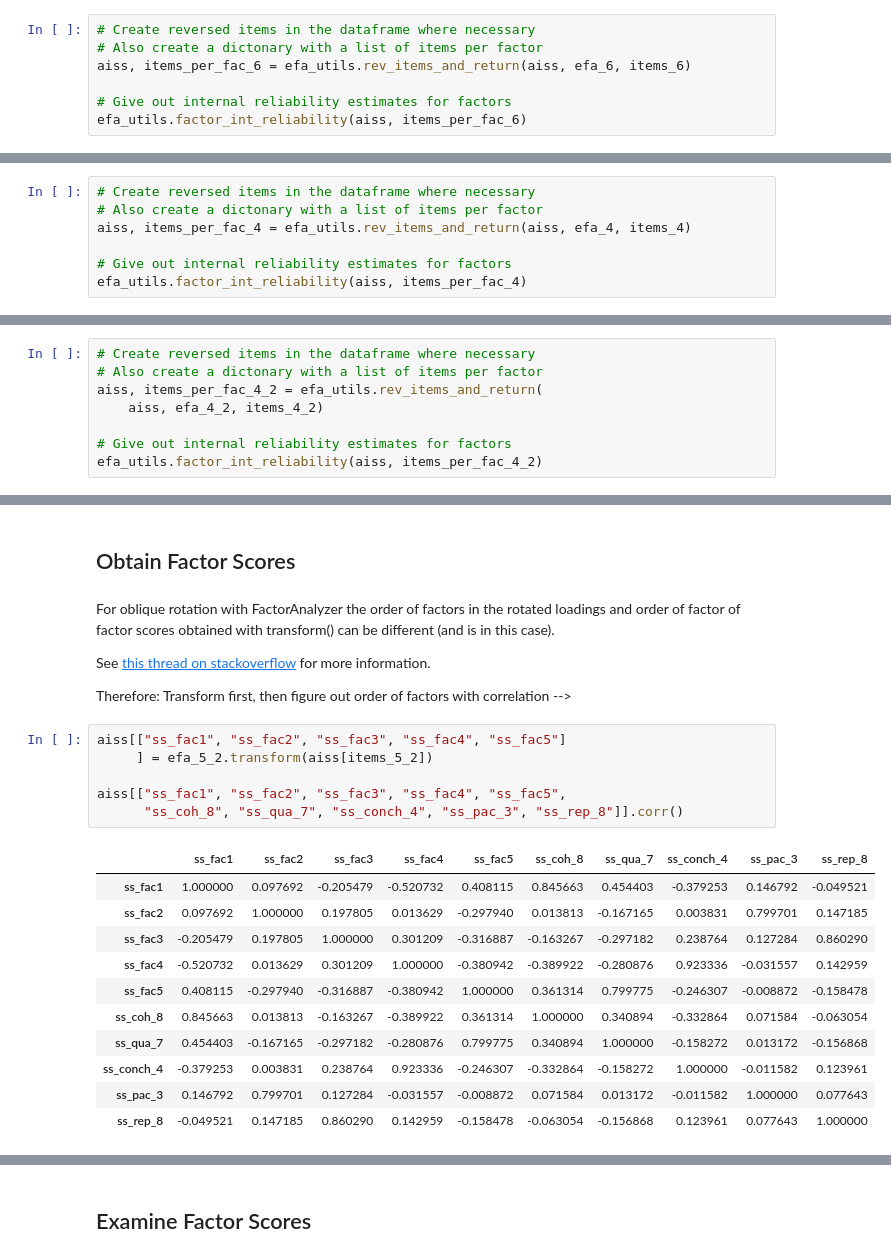
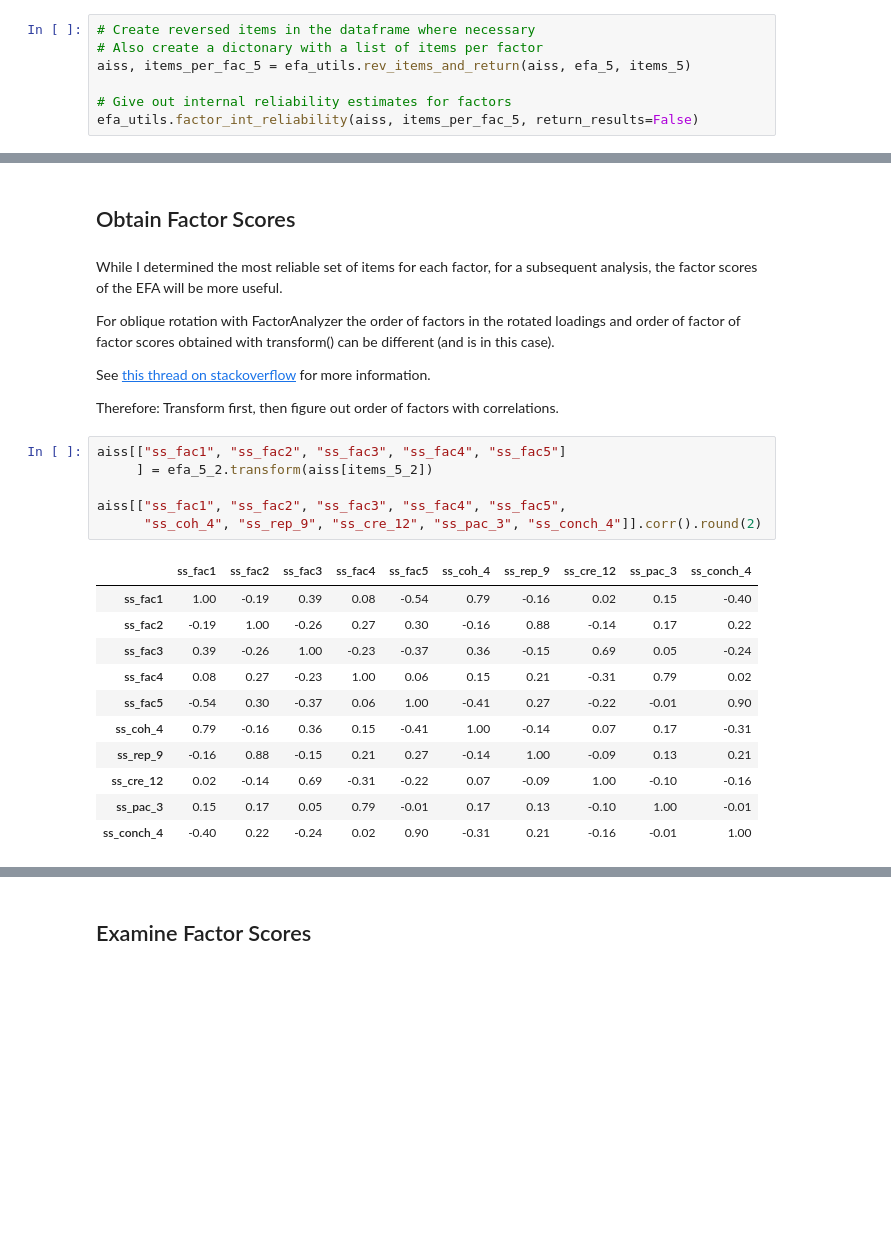
Before and after one commit to MWiechmann/ai_story_scale, a Jupyter notebook: study1_scale_construction/step_2_scale_construction_efa.ipynb, the cells around one changed output, grey strips where cells are left out. Saved outputs shown, nothing was run; the diff lists cells and outputs as text; blank space fills up the shorter version.

```diff
--- a/study1_scale_construction/step_2_scale_construction_efa.ipynb
+++ b/study1_scale_construction/step_2_scale_construction_efa.ipynb
@@ -468,8 +769,8 @@ Factor 2 and 5 only have 2 or one item, which is a bit meager. But let's have a
 # %%
 # Create reversed items in the dataframe where necessary
 # Also create a dictonary with a list of items per factor
-aiss, items_per_fac_6 = efa_utils.rev_items_and_return(aiss, efa_6, items_6)
+aiss, items_per_fac_5 = efa_utils.rev_items_and_return(aiss, efa_5, items_5)
 
 # Give out internal reliability estimates for factors
-efa_utils.factor_int_reliability(aiss, items_per_fac_6)
+efa_utils.factor_int_reliability(aiss, items_per_fac_5, return_results=False)
 # %% [output]
@@ -1200,7 +1175,0 @@ Interpretation of the factors according to principal items is as follows:
-# %%
-# Create reversed items in the dataframe where necessary
-# Also create a dictonary with a list of items per factor
-aiss, items_per_fac_4 = efa_utils.rev_items_and_return(aiss, efa_4, items_4)
-
-# Give out internal reliability estimates for factors
-efa_utils.factor_int_reliability(aiss, items_per_fac_4)
@@ -1350,8 +1175,0 @@ Order of the factors has changed slightly, but the interpretation remains the sa
-# %%
-# Create reversed items in the dataframe where necessary
-# Also create a dictonary with a list of items per factor
-aiss, items_per_fac_4_2 = efa_utils.rev_items_and_return(
-    aiss, efa_4_2, items_4_2)
-
-# Give out internal reliability estimates for factors
-efa_utils.factor_int_reliability(aiss, items_per_fac_4_2)
@@ -1393,28 +1436,30 @@ Both solutions seem fine, but I will go with the maximum number of well-defined
 # %% [markdown]
 ## Obtain Factor Scores
 # %% [markdown]
+While I determined the most reliable set of items for each factor, for a subsequent analysis, the factor scores of the EFA will be more useful.
+
 For oblique rotation with FactorAnalyzer the order of factors in the rotated loadings and order of factor of factor scores obtained with transform() can be different (and is in this case).
 
 See [this thread on stackoverflow](https://stackoverflow.com/questions/59284044/factor-order-differs-between-loadings-and-scoring-with-oblimin-rotation-how-i) for more information.
 
-Therefore: Transform first, then figure out order of factors with correlation -->
+Therefore: Transform first, then figure out order of factors with correlations.
 # %%
 aiss[["ss_fac1", "ss_fac2", "ss_fac3", "ss_fac4", "ss_fac5"]
      ] = efa_5_2.transform(aiss[items_5_2])
 
 aiss[["ss_fac1", "ss_fac2", "ss_fac3", "ss_fac4", "ss_fac5",
-      "ss_coh_8", "ss_qua_7", "ss_conch_4", "ss_pac_3", "ss_rep_8"]].corr()
+      "ss_coh_4", "ss_rep_9", "ss_cre_12", "ss_pac_3", "ss_conch_4"]].corr().round(2)
 # %% [output]
-|  | ss_fac1 | ss_fac2 | ss_fac3 | ss_fac4 | ss_fac5 | ss_coh_8 | ss_qua_7 | ss_conch_4 | ss_pac_3 | ss_rep_8 |
-| ss_fac1 | 1.000000 | 0.097692 | -0.205479 | -0.520732 | 0.408115 | 0.845663 | 0.454403 | -0.379253 | 0.146792 | -0.049521 |
-| ss_fac2 | 0.097692 | 1.000000 | 0.197805 | 0.013629 | -0.297940 | 0.013813 | -0.167165 | 0.003831 | 0.799701 | 0.147185 |
-| ss_fac3 | -0.205479 | 0.197805 | 1.000000 | 0.301209 | -0.316887 | -0.163267 | -0.297182 | 0.238764 | 0.127284 | 0.860290 |
-| ss_fac4 | -0.520732 | 0.013629 | 0.301209 | 1.000000 | -0.380942 | -0.389922 | -0.280876 | 0.923336 | -0.031557 | 0.142959 |
-| ss_fac5 | 0.408115 | -0.297940 | -0.316887 | -0.380942 | 1.000000 | 0.361314 | 0.799775 | -0.246307 | -0.008872 | -0.158478 |
-| ss_coh_8 | 0.845663 | 0.013813 | -0.163267 | -0.389922 | 0.361314 | 1.000000 | 0.340894 | -0.332864 | 0.071584 | -0.063054 |
-| ss_qua_7 | 0.454403 | -0.167165 | -0.297182 | -0.280876 | 0.799775 | 0.340894 | 1.000000 | -0.158272 | 0.013172 | -0.156868 |
-| ss_conch_4 | -0.379253 | 0.003831 | 0.238764 | 0.923336 | -0.246307 | -0.332864 | -0.158272 | 1.000000 | -0.011582 | 0.123961 |
-| ss_pac_3 | 0.146792 | 0.799701 | 0.127284 | -0.031557 | -0.008872 | 0.071584 | 0.013172 | -0.011582 | 1.000000 | 0.077643 |
-| ss_rep_8 | -0.049521 | 0.147185 | 0.860290 | 0.142959 | -0.158478 | -0.063054 | -0.156868 | 0.123961 | 0.077643 | 1.000000 |
+|  | ss_fac1 | ss_fac2 | ss_fac3 | ss_fac4 | ss_fac5 | ss_coh_4 | ss_rep_9 | ss_cre_12 | ss_pac_3 | ss_conch_4 |
+| ss_fac1 | 1.00 | -0.19 | 0.39 | 0.08 | -0.54 | 0.79 | -0.16 | 0.02 | 0.15 | -0.40 |
+| ss_fac2 | -0.19 | 1.00 | -0.26 | 0.27 | 0.30 | -0.16 | 0.88 | -0.14 | 0.17 | 0.22 |
+| ss_fac3 | 0.39 | -0.26 | 1.00 | -0.23 | -0.37 | 0.36 | -0.15 | 0.69 | 0.05 | -0.24 |
+| ss_fac4 | 0.08 | 0.27 | -0.23 | 1.00 | 0.06 | 0.15 | 0.21 | -0.31 | 0.79 | 0.02 |
+| ss_fac5 | -0.54 | 0.30 | -0.37 | 0.06 | 1.00 | -0.41 | 0.27 | -0.22 | -0.01 | 0.90 |
+| ss_coh_4 | 0.79 | -0.16 | 0.36 | 0.15 | -0.41 | 1.00 | -0.14 | 0.07 | 0.17 | -0.31 |
+| ss_rep_9 | -0.16 | 0.88 | -0.15 | 0.21 | 0.27 | -0.14 | 1.00 | -0.09 | 0.13 | 0.21 |
+| ss_cre_12 | 0.02 | -0.14 | 0.69 | -0.31 | -0.22 | 0.07 | -0.09 | 1.00 | -0.10 | -0.16 |
+| ss_pac_3 | 0.15 | 0.17 | 0.05 | 0.79 | -0.01 | 0.17 | 0.13 | -0.10 | 1.00 | -0.01 |
+| ss_conch_4 | -0.40 | 0.22 | -0.24 | 0.02 | 0.90 | -0.31 | 0.21 | -0.16 | -0.01 | 1.00 |
 # %% [markdown]
 - ss_fac1: Coherence
```
Also changed, not shown: parts of 117 cells of this notebook, 7 other files.
